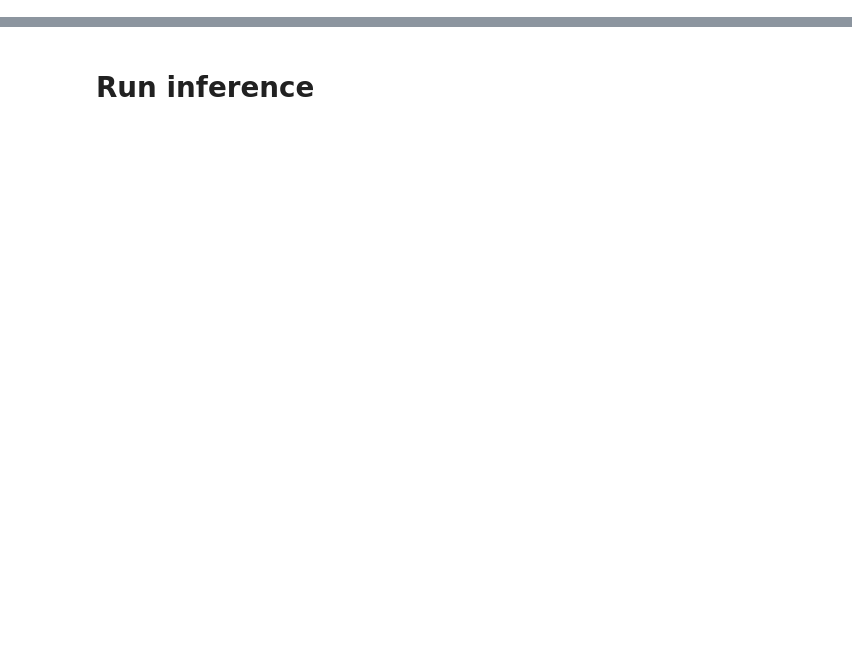
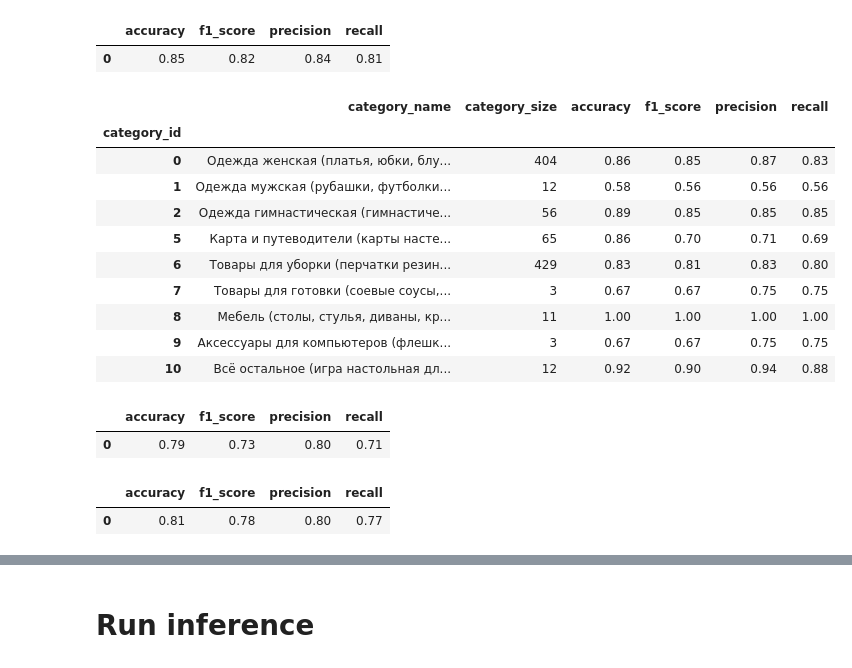
Before and after one commit to tony-pitchblack/marketplace_analytics, a Jupyter notebook: competitors-xgb/xgb_inference.ipynb, the cells around one changed output, grey strips where cells are left out. Cells and saved outputs as stored; diff of their text form; code cells hidden in the pictures; blank space fills up the shorter version.

```diff
--- a/competitors-xgb/xgb_inference.ipynb
+++ b/competitors-xgb/xgb_inference.ipynb
@@ -1,5 +1,5 @@
 # %%
-MODEL_CKPT_DIR = 'model_params_big_test'
+# MODEL_CKPT_DIR = 'model_params_big_test'
 # MODEL_CKPT_DIR = 'res_balanced_accuracy'
 # MODEL_CKPT_DIR = 'res_f1'
 
@@ -7,10 +7,10 @@ MODEL_CKPT_DIR = 'model_params_big_test'
 # MODEL_CKPT_DIR = 'sims=True_stratified_clusters=2'
 
 # MODEL_CKPT_DIR = 'stratified_clusters=9'
-# MODEL_CKPT_DIR = 'sims=True_stratified_clusters=9'
+MODEL_CKPT_DIR = 'sims=True_stratified_clusters=9'
 
-LOAD_FIT_ON_DEV = False
-# LOAD_FIT_ON_DEV = True
+# LOAD_FIT_ON_DEV = False
+LOAD_FIT_ON_DEV = True
 
 # FILTER_POSITIVE_LABEL = True
 FILTER_POSITIVE_LABEL = False
@@ -40,0 +50,36 @@ model.load_model(xgb_model_path)
+# %%
+df_model_test_results = pd.read_csv(Path(MODEL_CKPT_DIR) / 'test_results.csv')
+df_model_test_results
+# %% [output]
+|  | accuracy | f1_score | precision | recall |
+| 0 | 0.85 | 0.82 | 0.84 | 0.81 |
+# %%
+df_model_test_results_per_category = pd.read_csv(Path(MODEL_CKPT_DIR) / 'test_results_per-category.csv')
+df_model_test_results_per_category.set_index('category_id', inplace=True)
+df_model_test_results_per_category
+# %% [output]
+|  | category_name | category_size | accuracy | f1_score | precision | recall |
+| category_id |  |  |  |  |  |  |
+| 0 | Одежда женская (платья, юбки, блу... | 404 | 0.86 | 0.85 | 0.87 | 0.83 |
+| 1 | Одежда мужская (рубашки, футболки... | 12 | 0.58 | 0.56 | 0.56 | 0.56 |
+| 2 | Одежда гимнастическая (гимнастиче... | 56 | 0.89 | 0.85 | 0.85 | 0.85 |
+| 5 | Карта и путеводители (карты насте... | 65 | 0.86 | 0.70 | 0.71 | 0.69 |
+| 6 | Товары для уборки (перчатки резин... | 429 | 0.83 | 0.81 | 0.83 | 0.80 |
+| 7 | Товары для готовки (соевые соусы,... | 3 | 0.67 | 0.67 | 0.75 | 0.75 |
+| 8 | Мебель (столы, стулья, диваны, кр... | 11 | 1.00 | 1.00 | 1.00 | 1.00 |
+| 9 | Аксессуары для компьютеров (флешк... | 3 | 0.67 | 0.67 | 0.75 | 0.75 |
+| 10 | Всё остальное (игра настольная дл... | 12 | 0.92 | 0.90 | 0.94 | 0.88 |
+# %%
+df_model_dev_results = pd.read_csv(Path(MODEL_CKPT_DIR) / 'dev_results.csv')
+df_model_dev_results
+# %% [output]
+|  | accuracy | f1_score | precision | recall |
+| 0 | 0.79 | 0.73 | 0.80 | 0.71 |
+# %%
+SPLIT_IDX = 0
+
+df_model_dev_results_split = pd.read_csv(Path(MODEL_CKPT_DIR) / f'dev_results_split={SPLIT_IDX}.csv')
+df_model_dev_results_split
+# %% [output]
+|  | accuracy | f1_score | precision | recall |
+| 0 | 0.81 | 0.78 | 0.80 | 0.77 |
```
Also changed, not shown: parts of 17 cells of this notebook, 44 other files.
